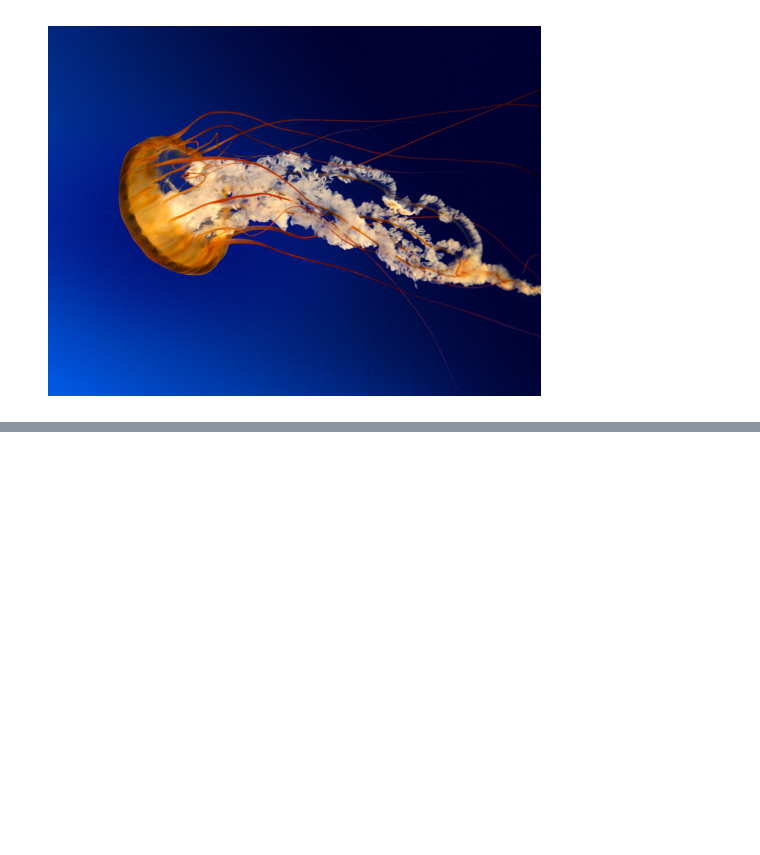
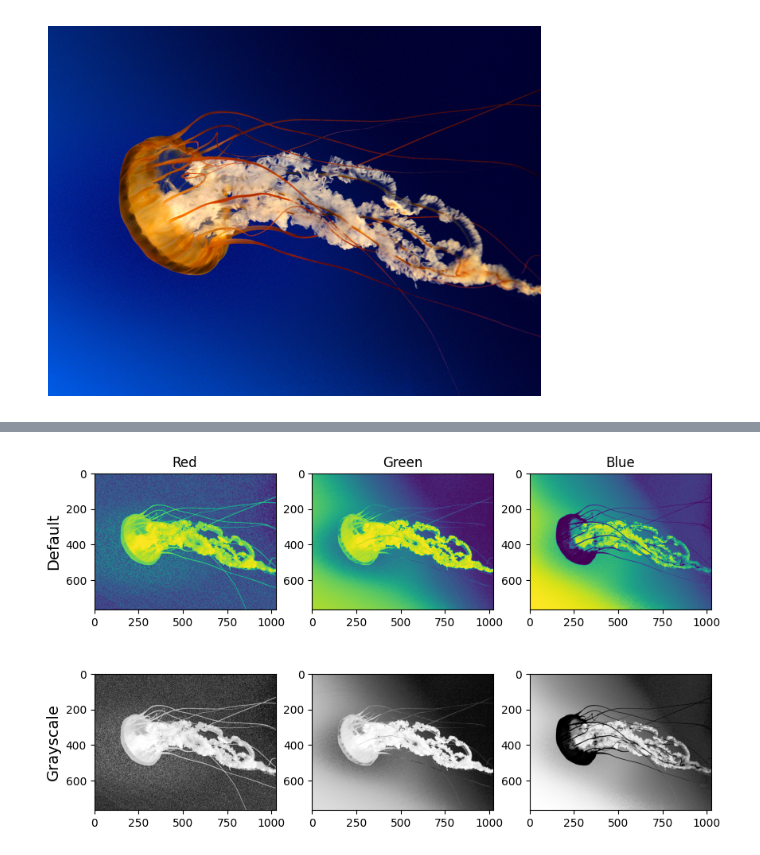
Before and after one commit to omarashraf03/Image-Processing, a Jupyter notebook: Task1/task1.ipynb, the cells around one changed output, grey strips where cells are left out. Cells and saved outputs as stored; diff of their text form; code cells hidden in the pictures; blank space fills up the shorter version.

```diff
--- a/Task1/task1.ipynb
+++ b/Task1/task1.ipynb
@@ -80,0 +69,29 @@ plt.show()
+# %%
+blue_eq = cv2.equalizeHist(blue)
+green_eq = cv2.equalizeHist(green)
+red_eq = cv2.equalizeHist(red)
+# %%
+fig, axes = plt.subplots(2, 3, figsize=(10, 6))
+
+channels = {'Red': red_eq, 'Green': green_eq, 'Blue': blue_eq}
+row_labels = ['Default', 'Grayscale']
+
+for row in range(2):
+    for col, (color_name, channel) in enumerate(channels.items()):
+        ax = axes[row, col]
+
+        if row == 0:
+            temp_img = channel
+            ax.imshow(temp_img)
+        else:
+            ax.imshow(channel, cmap='gray')
+
+        if row == 0:
+            ax.set_title(color_name, fontsize=12)
+        if col == 0:
+            ax.set_ylabel(row_labels[row], fontsize=14)
+
+
+plt.show()
+# %% [output]
+[figure, added]
```
Also changed, not shown: parts of 13 cells of this notebook, 1 other file.
